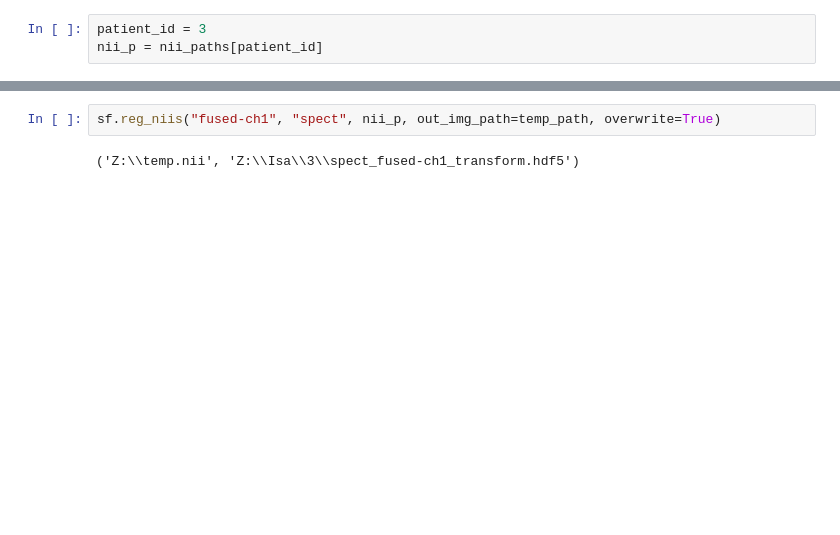
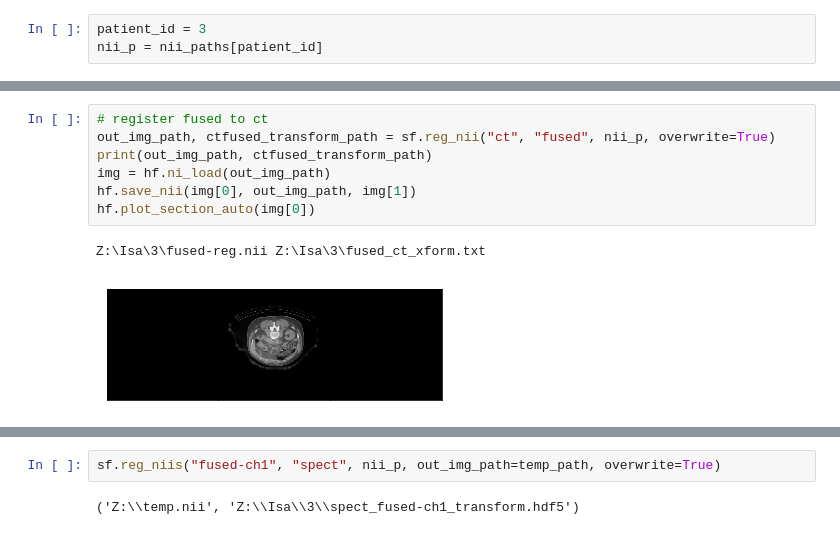
Before and after one commit to clintonjwang/cancer-staging, a Jupyter notebook: main.ipynb, the cells around one changed output, grey strips where cells are left out. Drawn from its saved outputs; the diff is of its cells as text; blank space fills up the shorter version.

```diff
--- a/main.ipynb
+++ b/main.ipynb
@@ -102,0 +72,10 @@ fused_img,_=hf.ni_load(nii_paths[patient_id]['fused-ch1'])
+# %%
+# register fused to ct
+out_img_path, ctfused_transform_path = sf.reg_nii("ct", "fused", nii_p, overwrite=True)
+print(out_img_path, ctfused_transform_path)
+img = hf.ni_load(out_img_path)
+hf.save_nii(img[0], out_img_path, img[1])
+hf.plot_section_auto(img[0])
+# %% [output]
+Z:\Isa\3\fused-reg.nii Z:\Isa\3\fused_ct_xform.txt
+[figure, added]
```
Also changed, not shown: parts of 47 cells of this notebook, 2 other files.
